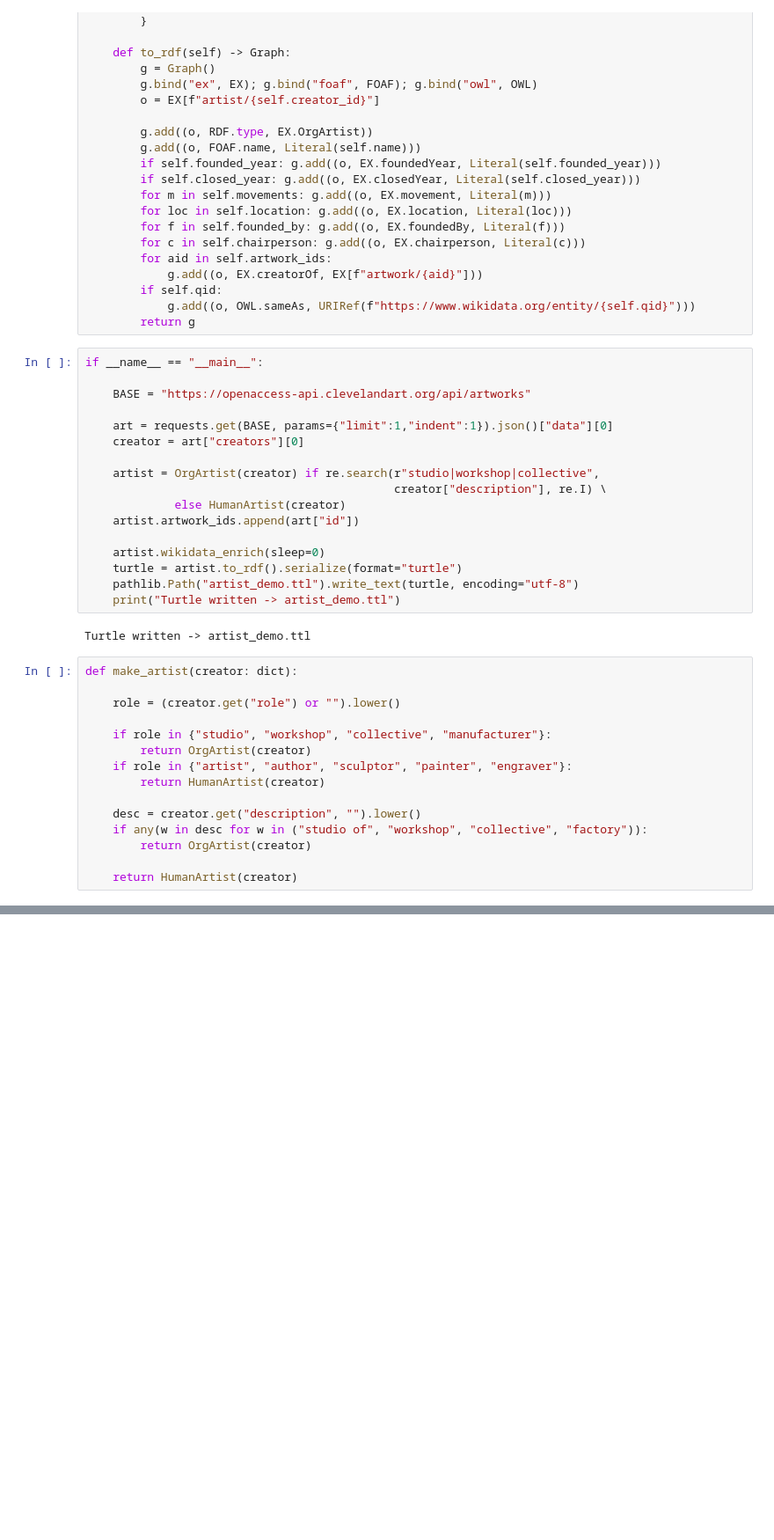
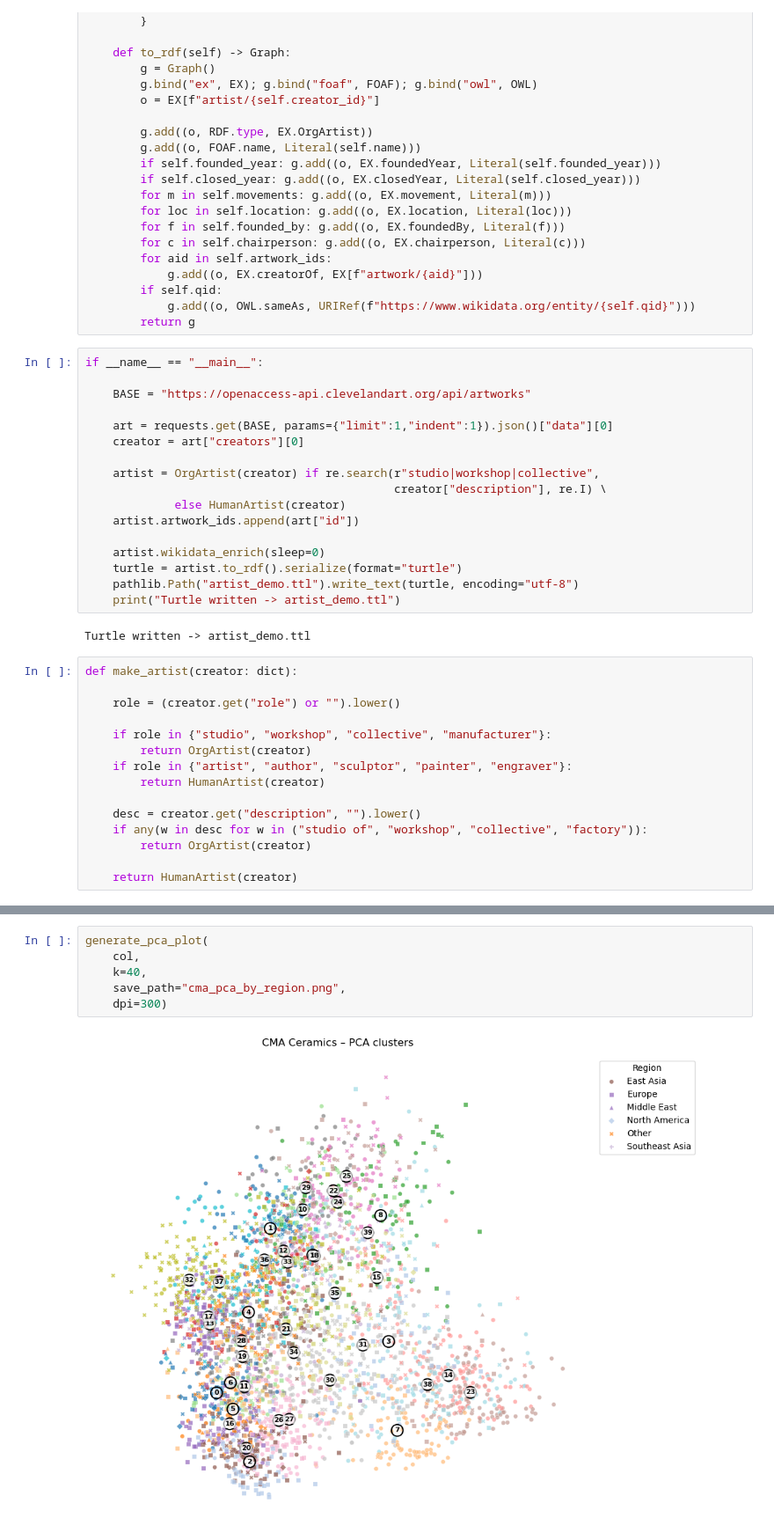
Before and after one commit to yfgann/ACTH25_project, a Jupyter notebook: class1.ipynb, the cells around one changed output, grey strips where cells are left out. Shown: that part at 88% size. Drawn from its saved outputs; the diff is of its cells as text; blank space fills up the shorter version.

```diff
--- a/class1.ipynb
+++ b/class1.ipynb
@@ -850,0 +1274,8 @@ RDF exported to collection.ttl
+# %%
+generate_pca_plot(
+    col,
+    k=40,
+    save_path="cma_pca_by_region.png",
+    dpi=300)
+# %% [output]
+[figure, added]
```
Also changed, not shown: parts of 22 cells of this notebook.
